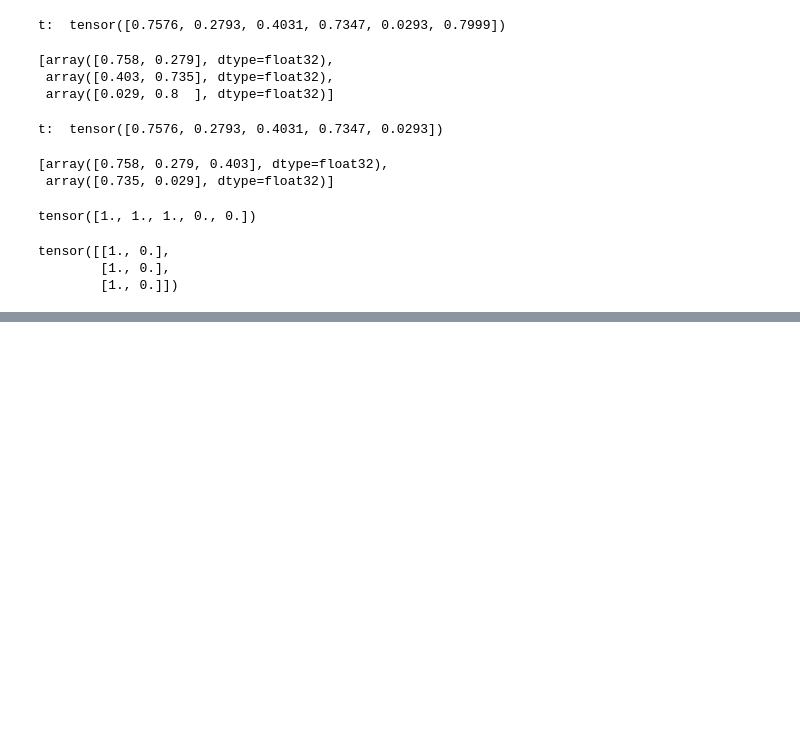
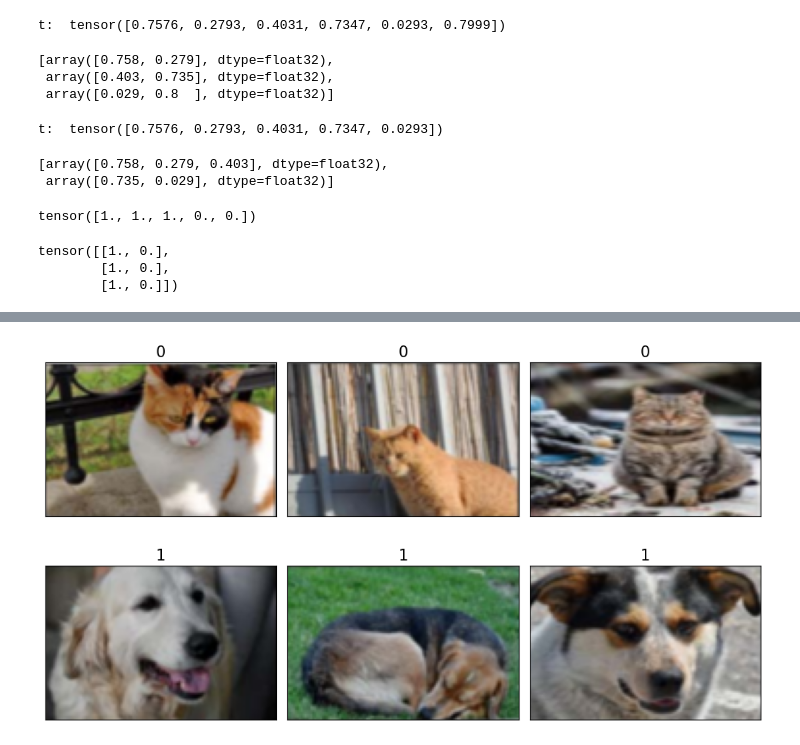
Before and after one commit to mobinapourmoshir/Functional-Deep-Learning, a Jupyter notebook: Parallelizing_Neural_Network_Training_with_PyTorch.ipynb, the cells around one changed output, grey strips where cells are left out. Cells and saved outputs as stored; diff of their text form; code cells hidden in the pictures; blank space fills up the shorter version.

```diff
--- a/Parallelizing_Neural_Network_Training_with_PyTorch.ipynb
+++ b/Parallelizing_Neural_Network_Training_with_PyTorch.ipynb
@@ -197,0 +353,17 @@ tensor([[1., 0.],
+# %%
+class ImageDataset(Dataset):
+  def __init__(self, file_list, labels):
+    self.file_list = file_list
+    self.labels = labels
+
+  def __getitem__(self, index):
+    file = self.file_list[index]
+    label = self.labels[index]
+    return file, label
+
+  def __len__(self):
+    return len(self.labels)
+
+image_dataset = ImageDataset(file_list, labels)
+for file, label in image_dataset:
+  print(file, label)
@@ -197,0 +379,65 @@ tensor([[1., 0.],
+# %%
+import requests
+from io import BytesIO
+from PIL import Image
+from torch.utils.data import Dataset
+import torchvision.transforms as transforms
+import matplotlib.pyplot as plt
+import numpy as np
+
+# Define transform
+img_height, img_width = 80, 120
+transform = transforms.Compose([
+    transforms.Resize((img_height, img_width)),  # Resize first
+    transforms.ToTensor(),
+])
+
+# Updated ImageDataset to support URLs
+class ImageDataset(Dataset):
+    def __init__(self, file_list, labels, transform=None):
+        self.file_list = file_list
+        self.labels = labels
+        self.transform = transform
+
+    def __getitem__(self, index):
+        url = self.file_list[index]
+        # Download image from GitHub
+        response = requests.get(url)
+        img = Image.open(BytesIO(response.content)).convert("RGB")
+
+        if self.transform is not None:
+            img = self.transform(img)
+        label = self.labels[index]
+        return img, label
+
+    def __len__(self):
+        return len(self.labels)
+
+# Example GitHub URLs
+file_list = [
+    'https://github.com/mobinapourmoshir/Functional-Deep-Learning/raw/main/cat_dog_images/cat-01.png',
+    'https://github.com/mobinapourmoshir/Functional-Deep-Learning/raw/main/cat_dog_images/cat-02.png',
+    'https://github.com/mobinapourmoshir/Functional-Deep-Learning/raw/main/cat_dog_images/cat-03.png',
+    'https://github.com/mobinapourmoshir/Functional-Deep-Learning/raw/main/cat_dog_images/dog-04.png',
+    'https://github.com/mobinapourmoshir/Functional-Deep-Learning/raw/main/cat_dog_images/dog-05.png',
+    'https://github.com/mobinapourmoshir/Functional-Deep-Learning/raw/main/cat_dog_images/dog-06.png',
+]
+
+# Example labels
+labels = [0, 0, 0, 1, 1, 1]  # 0 = cat, 1 = dog
+
+# Create dataset
+image_dataset = ImageDataset(file_list, labels, transform)
+
+# Visualize
+fig = plt.figure(figsize=(10, 6))
+for i, example in enumerate(image_dataset):
+    ax = fig.add_subplot(2, 3, i+1)
+    ax.imshow(example[0].numpy().transpose((1, 2, 0)))
+    ax.set_xticks([]); ax.set_yticks([])
+    ax.set_title(f'{example[1]}', size=15)
+
+plt.tight_layout()
+plt.show()
+# %% [output]
+[figure, added]
```
Also changed, not shown: parts of 56 cells of this notebook.
